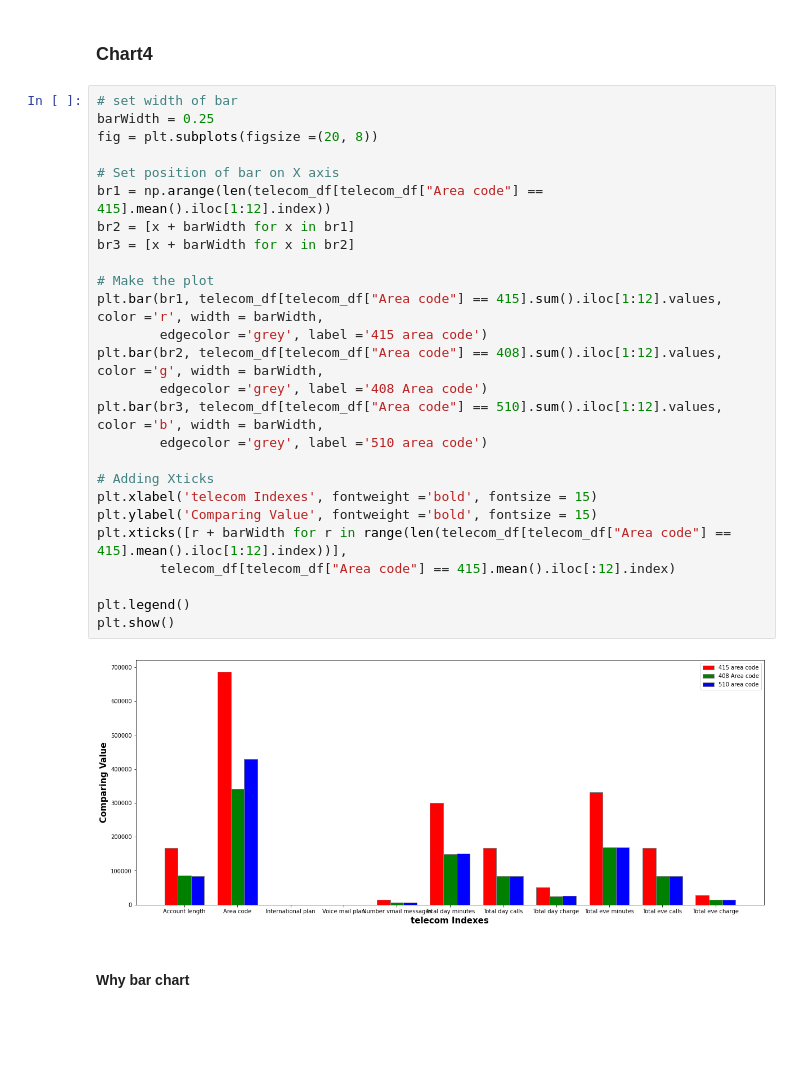
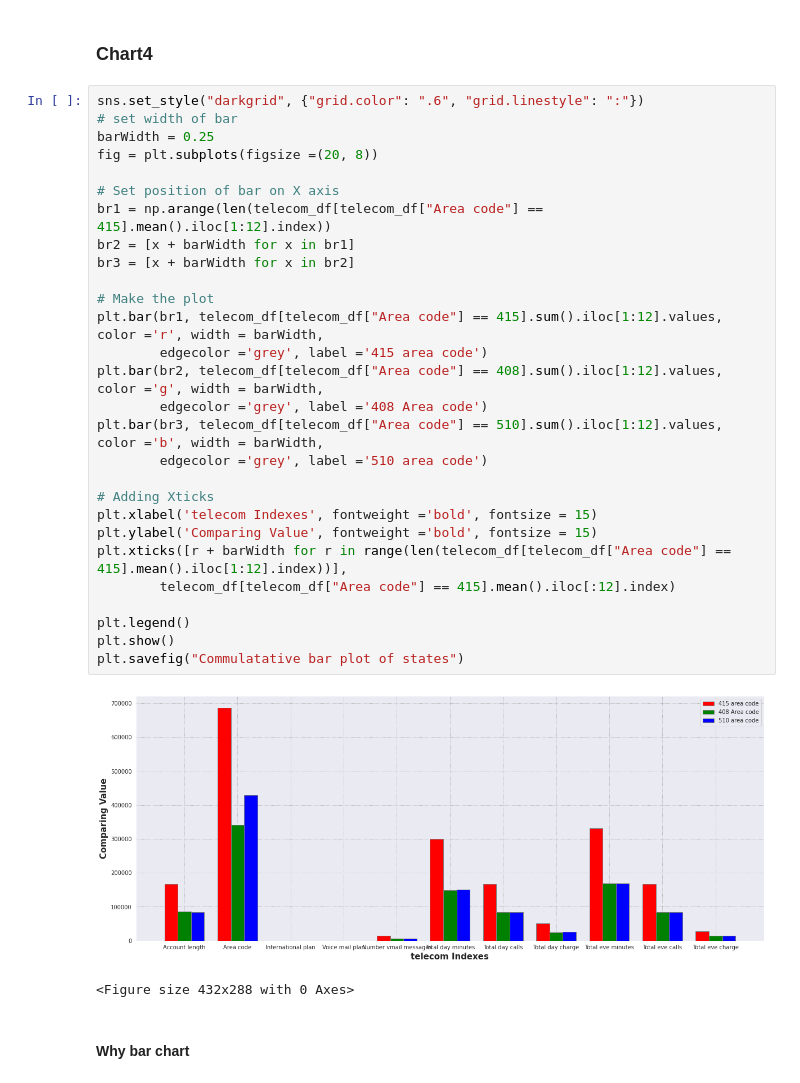
Before and after one commit to surya81/myproject, a Jupyter notebook: Telecom_Churn_Analysis.ipynb, the cells around one changed output. Drawn from its saved outputs; the diff is of its cells as text; blank space fills up the shorter version.

```diff
--- a/Telecom_Churn_Analysis.ipynb
+++ b/Telecom_Churn_Analysis.ipynb
@@ -617,33 +617,36 @@ plt.savefig("churn distributuion across states")
 # %% [markdown]
 ### **Chart4**
 # %%
+sns.set_style("darkgrid", {"grid.color": ".6", "grid.linestyle": ":"})
 # set width of bar
 barWidth = 0.25
 fig = plt.subplots(figsize =(20, 8))
 
 # Set position of bar on X axis
 br1 = np.arange(len(telecom_df[telecom_df["Area code"] == 415].mean().iloc[1:12].index))
 br2 = [x + barWidth for x in br1]
 br3 = [x + barWidth for x in br2]
 
 # Make the plot
 plt.bar(br1, telecom_df[telecom_df["Area code"] == 415].sum().iloc[1:12].values, color ='r', width = barWidth,
         edgecolor ='grey', label ='415 area code')
 plt.bar(br2, telecom_df[telecom_df["Area code"] == 408].sum().iloc[1:12].values, color ='g', width = barWidth,
         edgecolor ='grey', label ='408 Area code')
 plt.bar(br3, telecom_df[telecom_df["Area code"] == 510].sum().iloc[1:12].values, color ='b', width = barWidth,
         edgecolor ='grey', label ='510 area code')
 
 # Adding Xticks
 plt.xlabel('telecom Indexes', fontweight ='bold', fontsize = 15)
 plt.ylabel('Comparing Value', fontweight ='bold', fontsize = 15)
 plt.xticks([r + barWidth for r in range(len(telecom_df[telecom_df["Area code"] == 415].mean().iloc[1:12].index))],
         telecom_df[telecom_df["Area code"] == 415].mean().iloc[:12].index)
 
 plt.legend()
 plt.show()
+plt.savefig("Commulatative bar plot of states")
 # %% [output]
-[figure, old version]
+[figure, new version]
+<Figure size 432x288 with 0 Axes>
 # %% [markdown]
 #### **Why bar chart**
 # %% [markdown]
```
Also changed, not shown: parts of 8 cells of this notebook.
